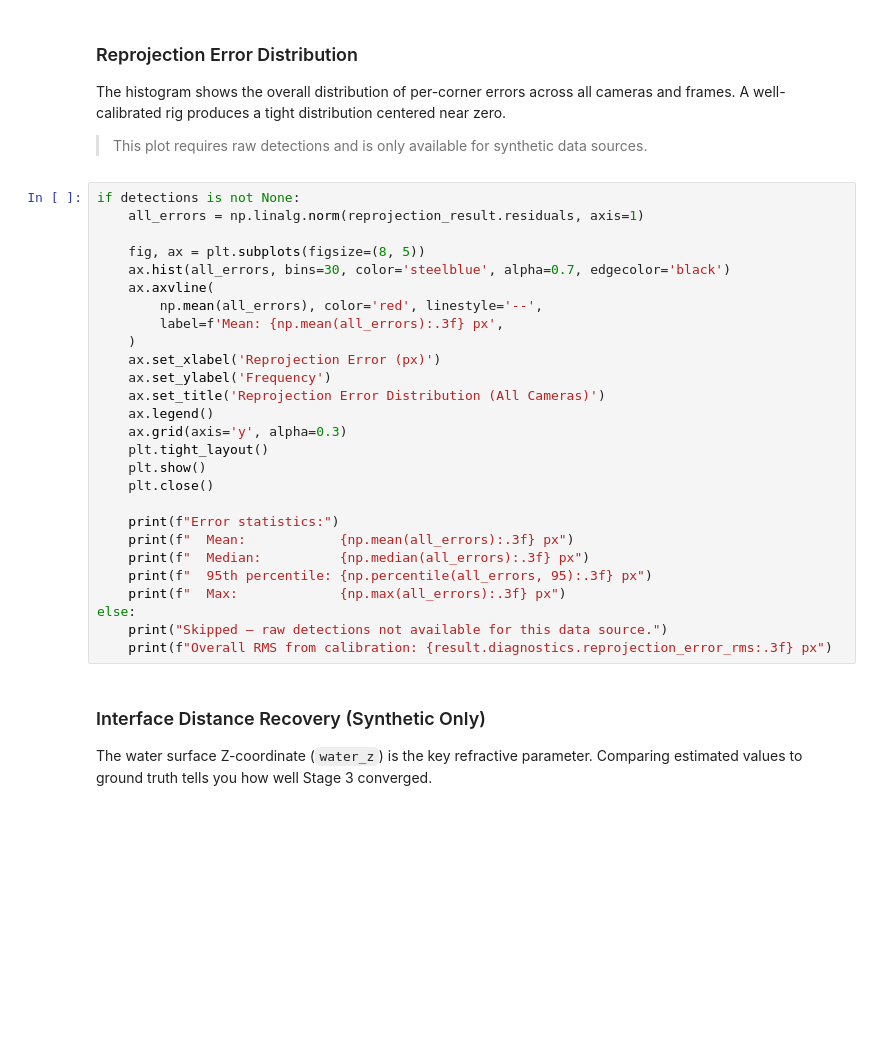
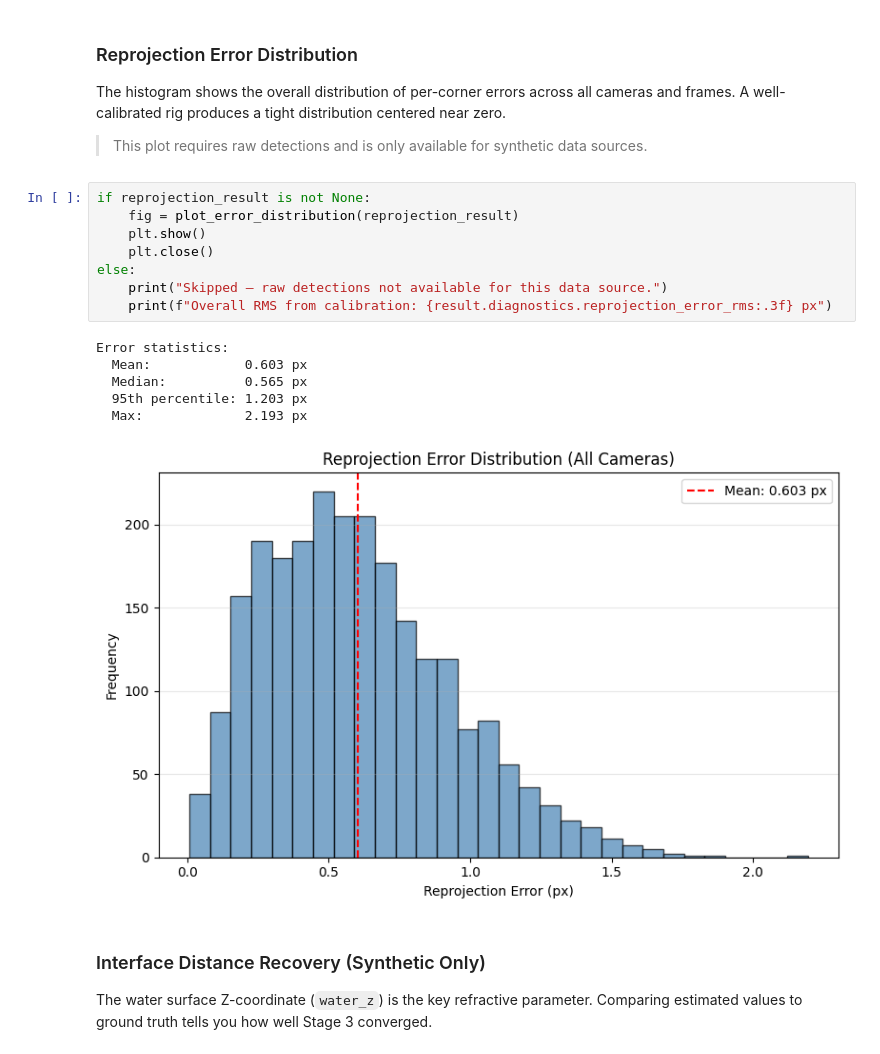
Before and after one commit to tlancaster6/AquaCal, a Jupyter notebook: docs/tutorials/01_full_pipeline.ipynb, the cells around one changed output. Cells and saved outputs as stored; diff of their text form; blank space fills up the shorter version.

```diff
--- a/docs/tutorials/01_full_pipeline.ipynb
+++ b/docs/tutorials/01_full_pipeline.ipynb
@@ -300,33 +251,21 @@ The histogram shows the overall distribution of per-corner errors across all cam
 and frames. A well-calibrated rig produces a tight distribution centered near zero.
 
 > This plot requires raw detections and is only available for synthetic data sources.
-# %%
-if detections is not None:
-    all_errors = np.linalg.norm(reprojection_result.residuals, axis=1)
-
-    fig, ax = plt.subplots(figsize=(8, 5))
-    ax.hist(all_errors, bins=30, color='steelblue', alpha=0.7, edgecolor='black')
-    ax.axvline(
-        np.mean(all_errors), color='red', linestyle='--',
-        label=f'Mean: {np.mean(all_errors):.3f} px',
-    )
-    ax.set_xlabel('Reprojection Error (px)')
-    ax.set_ylabel('Frequency')
-    ax.set_title('Reprojection Error Distribution (All Cameras)')
-    ax.legend()
-    ax.grid(axis='y', alpha=0.3)
-    plt.tight_layout()
-    plt.show()
-    plt.close()
-
-    print(f"Error statistics:")
-    print(f"  Mean:            {np.mean(all_errors):.3f} px")
-    print(f"  Median:          {np.median(all_errors):.3f} px")
-    print(f"  95th percentile: {np.percentile(all_errors, 95):.3f} px")
-    print(f"  Max:             {np.max(all_errors):.3f} px")
-else:
-    print("Skipped — raw detections not available for this data source.")
-    print(f"Overall RMS from calibration: {result.diagnostics.reprojection_error_rms:.3f} px")
+# %%
+if reprojection_result is not None:
+    fig = plot_error_distribution(reprojection_result)
+    plt.show()
+    plt.close()
+else:
+    print("Skipped — raw detections not available for this data source.")
+    print(f"Overall RMS from calibration: {result.diagnostics.reprojection_error_rms:.3f} px")
+# %% [output]
+Error statistics:
+  Mean:            0.603 px
+  Median:          0.565 px
+  95th percentile: 1.203 px
+  Max:             2.193 px
+[figure, added]
 # %% [markdown]
 ### Interface Distance Recovery (Synthetic Only)
 
```
Also changed, not shown: parts of 12 cells of this notebook, 16 other files.
